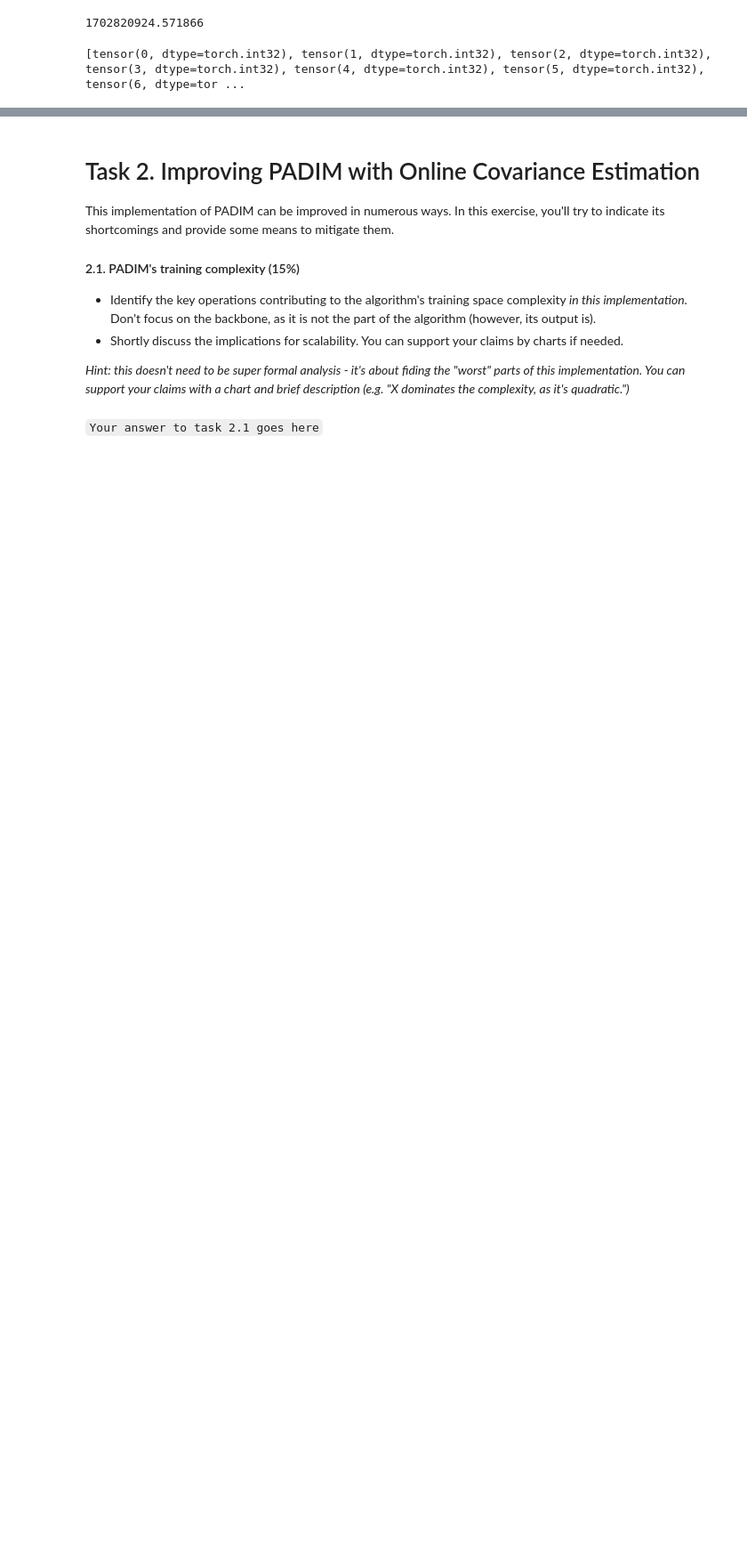
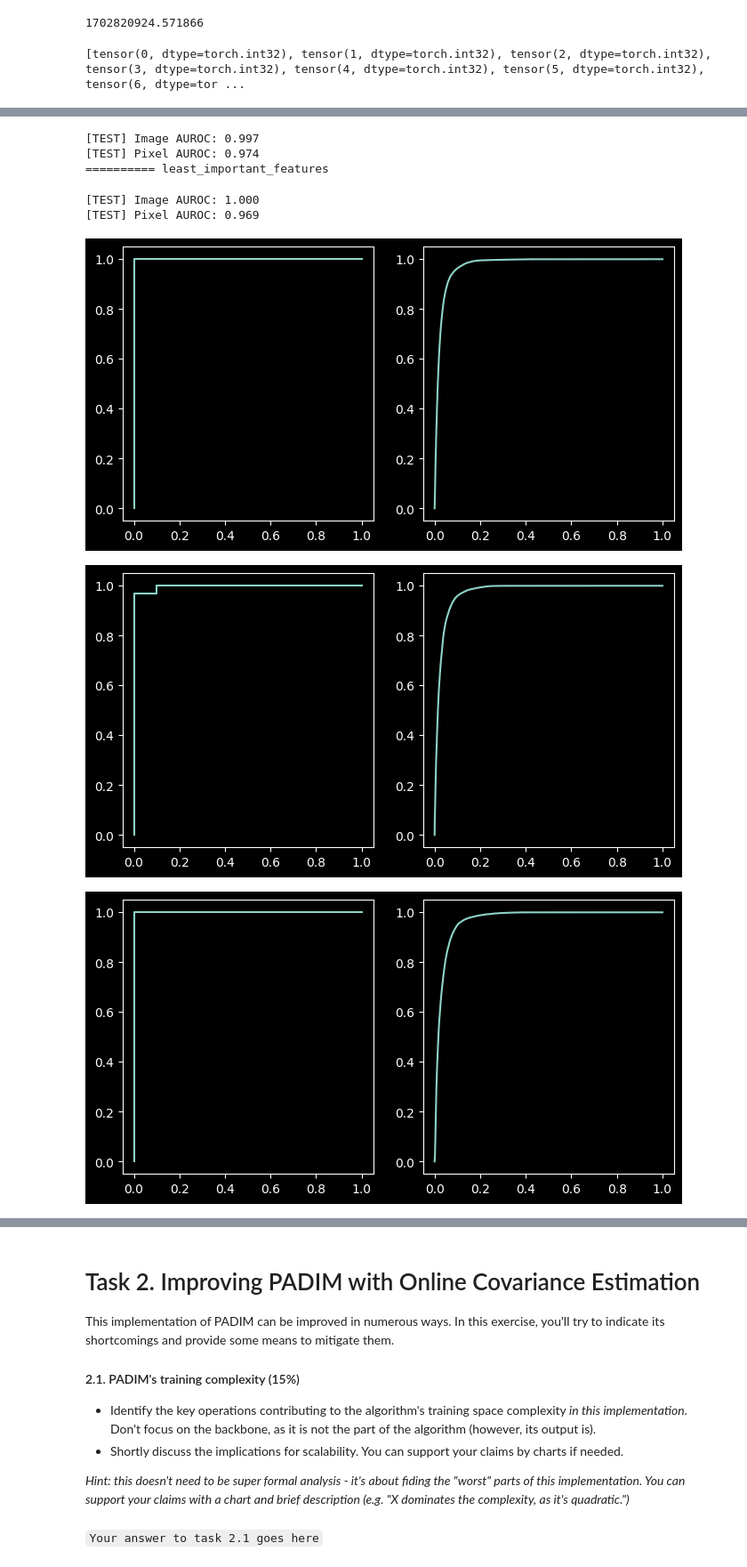
Before and after one commit to aderylo/DNN-23, a Jupyter notebook: notebooks/hw2_visual_anomaly_detection_student.ipynb, the cells around one changed output, grey strips where cells are left out. Shown at 89% size. Cells and saved outputs as stored; diff of their text form; code cells hidden in the pictures; blank space fills up the shorter version.

```diff
--- a/notebooks/hw2_visual_anomaly_detection_student.ipynb
+++ b/notebooks/hw2_visual_anomaly_detection_student.ipynb
@@ -721,9 +712,8 @@ print(ten_largest_indices)
 # %%
 # T1.3
 
-
-
 for class_name in CLASS_NAMES:
+    print('=' * 10, class_name)
     train_dataset = MVTecDataset(DATA_PATH, class_name=class_name, is_train=True, resize=RESIZE, cropsize=CROP_SIZE)
     train_dataloader = DataLoader(train_dataset, batch_size=BATCH_SIZE, pin_memory=True)
 
@@ -743,8 +733,8 @@ for class_name in CLASS_NAMES:
             device=DEVICE,
             backbone_features_idx=torch.Tensor(feature_set).int(),
             save_path=SAVE_PATH,
-            plot_metrics=False,
+            plot_metrics=True,
         )
 
-        padim.train(train_dataloader)
-        score = padim.test(dataloaders[class_name]["test_dataloader"])
+        padim.train_and_test(train_dataloader, dataloaders[class_name]["test_dataloader"])
+# %% [output]
@@ -750,0 +746,8 @@ for class_name in CLASS_NAMES:
+[TEST] Image AUROC: 0.997
+[TEST] Pixel AUROC: 0.974
+========== least_important_features
+[TEST] Image AUROC: 1.000
+[TEST] Pixel AUROC: 0.969
+[figure, added]
+[figure, added]
+[figure, added]
```
Also changed, not shown: parts of 5 cells of this notebook.
